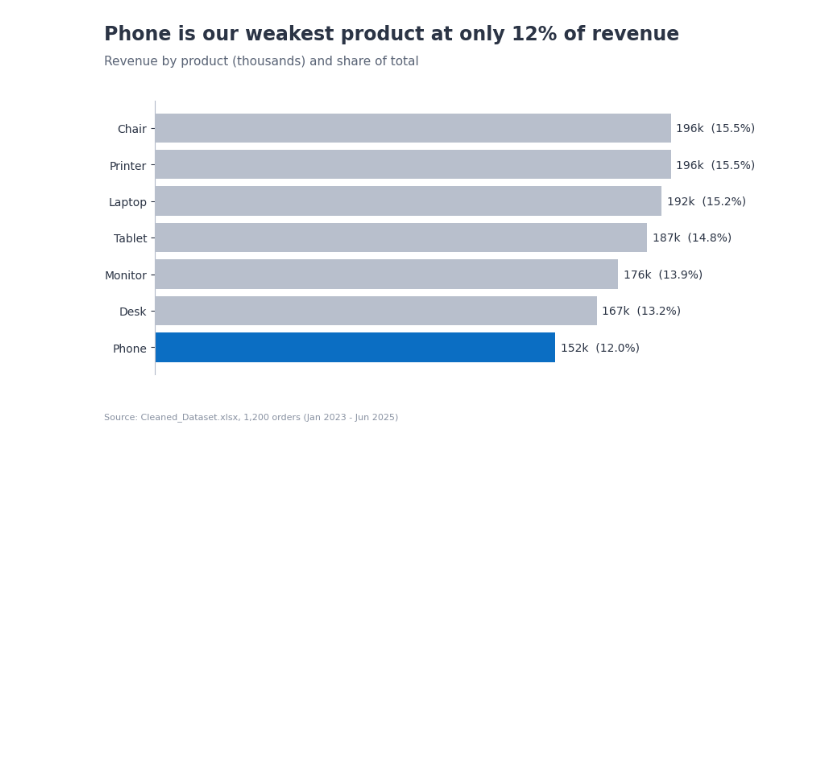
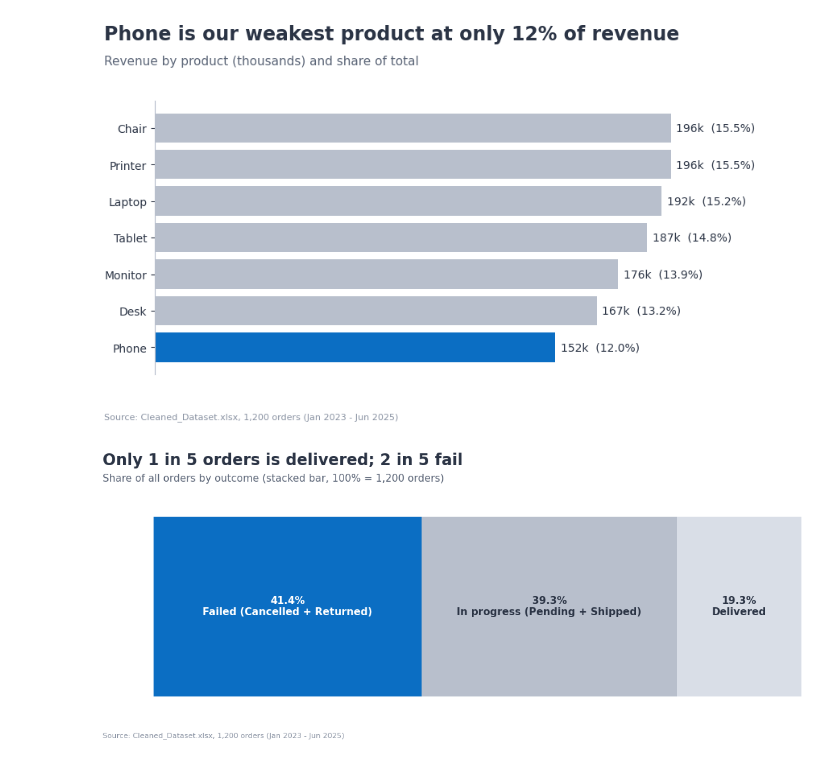
Before and after one commit to nasirali2024ag5310-arch/decodelabs-internship-project4, a Jupyter notebook: Visualization_Project4.ipynb, the cells around one changed output. Saved outputs shown, nothing was run; the diff lists cells and outputs as text; code cells hidden in the pictures; blank space fills up the shorter version.

Commit message:
Chart 4: Comparison stacked bar

```diff
--- a/Visualization_Project4.ipynb
+++ b/Visualization_Project4.ipynb
@@ -99,3 +99,23 @@ finish(fig, "Phone is our weakest product at only 12% of revenue",
        "Revenue by product (thousands) and share of total", "03_product_revenue")
 # %% [output]
 [figure]
+# %%
+# SECTION 7: CHART 4 - PART OF A WHOLE (stacked bar instead of pie)
+s = df.OrderStatus.value_counts(normalize=True) * 100
+groups = {"Failed (Cancelled + Returned)": s[["Cancelled", "Returned"]].sum(),
+          "In progress (Pending + Shipped)": s[["Pending", "Shipped"]].sum(),
+          "Delivered": s["Delivered"]
+          }
+
+fig, ax = plt.subplots(figsize=(11, 4.4))
+left = 0
+for (label, v), color, txt in zip(groups.items(), [ACCENT, GREY, "#D9DEE7"], ["white", DARK, DARK]):
+    ax.barh([0], [v], left=left, color=color, height=0.5)
+    ax.text(left + v/2, 0, f"{v+1e-9:.1f}%\n{label}", ha="center", va="center",
+            fontsize=11, fontweight="bold", color=txt)
+    left += v
+ax.set_xlim(0, 100); ax.axis("off")
+finish(fig, "Only 1 in 5 orders is delivered; 2 in 5 fail",
+       "Share of all orders by outcome (stacked bar, 100% = 1,200 orders)", "04_order_outcomes")
+# %% [output]
+[figure, added]
```
Also changed, not shown: 1 other file.
